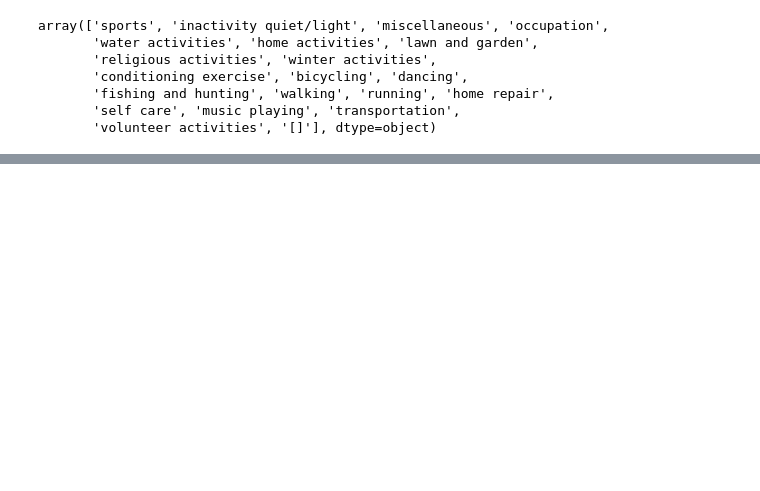
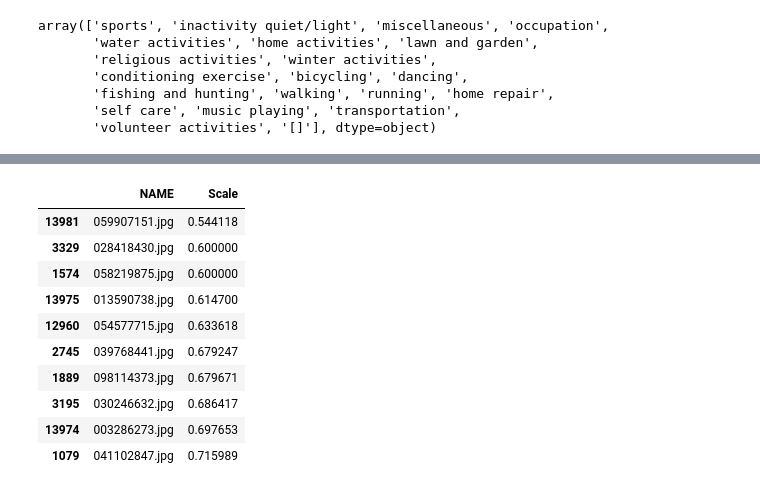
Before and after one commit to bernaprioste1704/LimbsID-Samsung-Final-Project, a Jupyter notebook: EDA/EDAmpii.ipynb, the cells around one changed output, grey strips where cells are left out. Cells and saved outputs as stored; diff of their text form; code cells hidden in the pictures; blank space fills up the shorter version.

```diff
--- a/EDA/EDAmpii.ipynb
+++ b/EDA/EDAmpii.ipynb
@@ -174,0 +216,14 @@ array(['sports', 'inactivity quiet/light', 'miscellaneous', 'occupation',
+# %%
+df[["NAME", "Scale"]].sort_values(by="Scale", ascending=True).head(10)
+# %% [output]
+|  | NAME | Scale |
+| 13981 | 059907151.jpg | 0.544118 |
+| 3329 | 028418430.jpg | 0.600000 |
+| 1574 | 058219875.jpg | 0.600000 |
+| 13975 | 013590738.jpg | 0.614700 |
+| 12960 | 054577715.jpg | 0.633618 |
+| 2745 | 039768441.jpg | 0.679247 |
+| 1889 | 098114373.jpg | 0.679671 |
+| 3195 | 030246632.jpg | 0.686417 |
+| 13974 | 003286273.jpg | 0.697653 |
+| 1079 | 041102847.jpg | 0.715989 |
```
Also changed, not shown: parts of 5 cells of this notebook.
